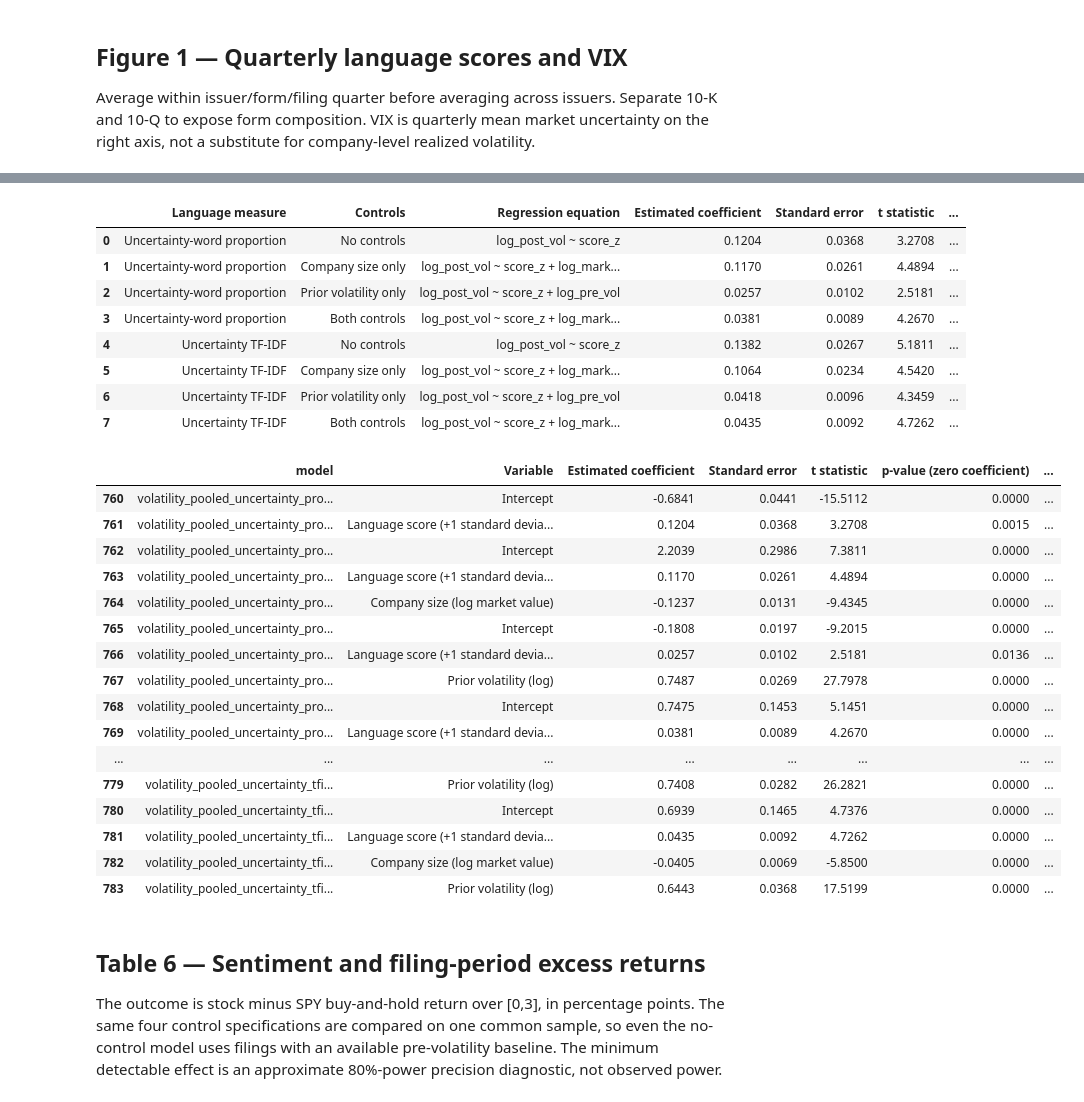
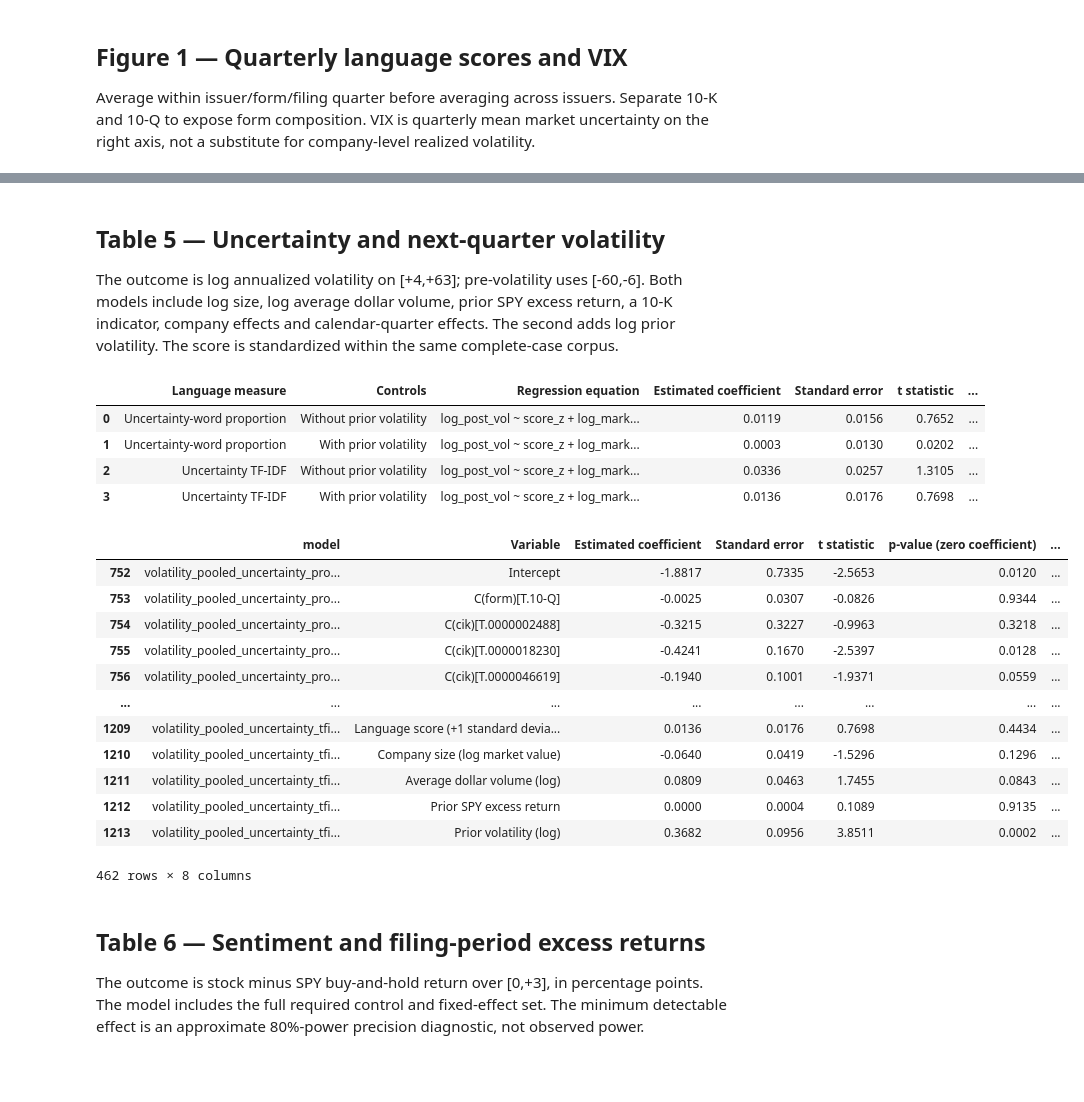
Before and after one commit to victor4628/FRE7871-NLP, a Jupyter notebook: assignment1.ipynb, the cells around one changed output, grey strips where cells are left out. Cells and saved outputs as stored; diff of their text form; code cells hidden in the pictures; blank space fills up the shorter version.

```diff
--- a/assignment1.ipynb
+++ b/assignment1.ipynb
@@ -22,19 +22,22 @@ pd.set_option('display.max_columns',30)
 pd.set_option('display.float_format',lambda x:f'{x:.4f}')
 def show_table(frame):
     labels={'measure':'Language measure','control_set':'Controls','beta':'Estimated coefficient',
-            'se':'Standard error','t':'t statistic','p':'p-value (zero coefficient)','holm_p':'Adjusted p-value (Holm)',
+            'se':'Standard error','t':'t statistic','p':'p-value (zero coefficient)',
             'n':'Observations','firms':'Number of companies','form':'Report type',
             'ci_low':'95% confidence interval: lower','ci_high':'95% confidence interval: upper',
             'within_beta':'Within-company slope','within_se':'Within-company standard error',
-            'within_p':'Within-company p-value','within_holm_p':'Adjusted within-company p-value (Holm)',
+            'within_p':'Within-company p-value',
             'aggregate_beta':'Overall slope','aggregate_ols_t':'Ordinary OLS t statistic',
             'aggregate_hac_t':'Newey-West t statistic','within_n':'Company-quarter observations',
             'term':'Variable','formula':'Regression equation','mde80':'Approximate detectable effect (80% power)'}
     readable={'negative_prop':'Negative-word proportion','negative_tfidf':'Negative-language TF-IDF',
               'uncertainty_prop':'Uncertainty-word proportion','uncertainty_tfidf':'Uncertainty TF-IDF',
-              'none':'No controls','size':'Company size only','volatility':'Prior volatility only',
-              'both':'Both controls','score_z':'Language score (+1 standard deviation)',
-              'log_market_value':'Company size (log market value)','log_pre_vol':'Prior volatility (log)'}
+              'without_pre_volatility':'Without prior volatility',
+              'with_pre_volatility':'With prior volatility','with_controls':'With controls',
+              'score_z':'Language score (+1 standard deviation)',
+              'log_market_value':'Company size (log market value)','log_pre_vol':'Prior volatility (log)',
+              'log_dollar_volume':'Average dollar volume (log)',
+              'prior_excess_return':'Prior SPY excess return'}
     view=frame.copy()
     for col in ['measure','control_set','term']:
         if col in view:
@@ -221,38 +224,33 @@ The outcome is log annualized volatility on trading days [4,66]. Pre-volatility
+# %% [markdown]
+## Table 5 — Uncertainty and next-quarter volatility
+The outcome is log annualized volatility on [+4,+63]; pre-volatility uses [-60,-6]. Both models include log size, log average dollar volume, prior SPY excess return, a 10-K indicator, company effects and calendar-quarter effects. The second adds log prior volatility. The score is standardized within the same complete-case corpus.
 # %%
 t5=pd.read_csv(RESULTS/'table5.csv')
-show_table(t5[['measure','control_set','formula','beta','se','t','p','holm_p','ci_low','ci_high','n','firms','corpus']])
+show_table(t5[['measure','control_set','formula','beta','se','t','p','ci_low','ci_high','n','firms','corpus']])
 assert t5.groupby('measure').corpus.nunique().eq(1).all()
 c=pd.read_csv(RESULTS/'all_regression_coefficients.csv')
 show_table(c.loc[c.model.isin(t5.model)])
 # %% [output]
 |  | Language measure | Controls | Regression equation | Estimated coefficient | Standard error | t statistic | ... |
-| 0 | Uncertainty-word proportion | No controls | log_post_vol ~ score_z | 0.1204 | 0.0368 | 3.2708 | ... |
-| 1 | Uncertainty-word proportion | Company size only | log_post_vol ~ score_z + log_mark... | 0.1170 | 0.0261 | 4.4894 | ... |
-| 2 | Uncertainty-word proportion | Prior volatility only | log_post_vol ~ score_z + log_pre_vol | 0.0257 | 0.0102 | 2.5181 | ... |
-| 3 | Uncertainty-word proportion | Both controls | log_post_vol ~ score_z + log_mark... | 0.0381 | 0.0089 | 4.2670 | ... |
-| 4 | Uncertainty TF-IDF | No controls | log_post_vol ~ score_z | 0.1382 | 0.0267 | 5.1811 | ... |
-| 5 | Uncertainty TF-IDF | Company size only | log_post_vol ~ score_z + log_mark... | 0.1064 | 0.0234 | 4.5420 | ... |
-| 6 | Uncertainty TF-IDF | Prior volatility only | log_post_vol ~ score_z + log_pre_vol | 0.0418 | 0.0096 | 4.3459 | ... |
-| 7 | Uncertainty TF-IDF | Both controls | log_post_vol ~ score_z + log_mark... | 0.0435 | 0.0092 | 4.7262 | ... |
+| 0 | Uncertainty-word proportion | Without prior volatility | log_post_vol ~ score_z + log_mark... | 0.0119 | 0.0156 | 0.7652 | ... |
+| 1 | Uncertainty-word proportion | With prior volatility | log_post_vol ~ score_z + log_mark... | 0.0003 | 0.0130 | 0.0202 | ... |
+| 2 | Uncertainty TF-IDF | Without prior volatility | log_post_vol ~ score_z + log_mark... | 0.0336 | 0.0257 | 1.3105 | ... |
+| 3 | Uncertainty TF-IDF | With prior volatility | log_post_vol ~ score_z + log_mark... | 0.0136 | 0.0176 | 0.7698 | ... |
 |  | model | Variable | Estimated coefficient | Standard error | t statistic | p-value (zero coefficient) | ... |
-| 760 | volatility_pooled_uncertainty_pro... | Intercept | -0.6841 | 0.0441 | -15.5112 | 0.0000 | ... |
-| 761 | volatility_pooled_uncertainty_pro... | Language score (+1 standard devia... | 0.1204 | 0.0368 | 3.2708 | 0.0015 | ... |
-| 762 | volatility_pooled_uncertainty_pro... | Intercept | 2.2039 | 0.2986 | 7.3811 | 0.0000 | ... |
-| 763 | volatility_pooled_uncertainty_pro... | Language score (+1 standard devia... | 0.1170 | 0.0261 | 4.4894 | 0.0000 | ... |
-| 764 | volatility_pooled_uncertainty_pro... | Company size (log market value) | -0.1237 | 0.0131 | -9.4345 | 0.0000 | ... |
-| 765 | volatility_pooled_uncertainty_pro... | Intercept | -0.1808 | 0.0197 | -9.2015 | 0.0000 | ... |
-| 766 | volatility_pooled_uncertainty_pro... | Language score (+1 standard devia... | 0.0257 | 0.0102 | 2.5181 | 0.0136 | ... |
-| 767 | volatility_pooled_uncertainty_pro... | Prior volatility (log) | 0.7487 | 0.0269 | 27.7978 | 0.0000 | ... |
-| 768 | volatility_pooled_uncertainty_pro... | Intercept | 0.7475 | 0.1453 | 5.1451 | 0.0000 | ... |
-| 769 | volatility_pooled_uncertainty_pro... | Language score (+1 standard devia... | 0.0381 | 0.0089 | 4.2670 | 0.0000 | ... |
+| 752 | volatility_pooled_uncertainty_pro... | Intercept | -1.8817 | 0.7335 | -2.5653 | 0.0120 | ... |
+| 753 | volatility_pooled_uncertainty_pro... | C(form)[T.10-Q] | -0.0025 | 0.0307 | -0.0826 | 0.9344 | ... |
+| 754 | volatility_pooled_uncertainty_pro... | C(cik)[T.0000002488] | -0.3215 | 0.3227 | -0.9963 | 0.3218 | ... |
+| 755 | volatility_pooled_uncertainty_pro... | C(cik)[T.0000018230] | -0.4241 | 0.1670 | -2.5397 | 0.0128 | ... |
+| 756 | volatility_pooled_uncertainty_pro... | C(cik)[T.0000046619] | -0.1940 | 0.1001 | -1.9371 | 0.0559 | ... |
 | ... | ... | ... | ... | ... | ... | ... | ... |
-| 779 | volatility_pooled_uncertainty_tfi... | Prior volatility (log) | 0.7408 | 0.0282 | 26.2821 | 0.0000 | ... |
-| 780 | volatility_pooled_uncertainty_tfi... | Intercept | 0.6939 | 0.1465 | 4.7376 | 0.0000 | ... |
-| 781 | volatility_pooled_uncertainty_tfi... | Language score (+1 standard devia... | 0.0435 | 0.0092 | 4.7262 | 0.0000 | ... |
-| 782 | volatility_pooled_uncertainty_tfi... | Company size (log market value) | -0.0405 | 0.0069 | -5.8500 | 0.0000 | ... |
-| 783 | volatility_pooled_uncertainty_tfi... | Prior volatility (log) | 0.6443 | 0.0368 | 17.5199 | 0.0000 | ... |
+| 1209 | volatility_pooled_uncertainty_tfi... | Language score (+1 standard devia... | 0.0136 | 0.0176 | 0.7698 | 0.4434 | ... |
+| 1210 | volatility_pooled_uncertainty_tfi... | Company size (log market value) | -0.0640 | 0.0419 | -1.5296 | 0.1296 | ... |
+| 1211 | volatility_pooled_uncertainty_tfi... | Average dollar volume (log) | 0.0809 | 0.0463 | 1.7455 | 0.0843 | ... |
+| 1212 | volatility_pooled_uncertainty_tfi... | Prior SPY excess return | 0.0000 | 0.0004 | 0.1089 | 0.9135 | ... |
+| 1213 | volatility_pooled_uncertainty_tfi... | Prior volatility (log) | 0.3682 | 0.0956 | 3.8511 | 0.0002 | ... |
+462 rows × 8 columns
 # %% [markdown]
 ## Table 6 — Sentiment and filing-period excess returns
-The outcome is stock minus SPY buy-and-hold return over [0,3], in percentage points. The same four control specifications are compared on one common sample, so even the no-control model uses filings with an available pre-volatility baseline. The minimum detectable effect is an approximate 80%-power precision diagnostic, not observed power.
+The outcome is stock minus SPY buy-and-hold return over [0,+3], in percentage points. The model includes the full required control and fixed-effect set. The minimum detectable effect is an approximate 80%-power precision diagnostic, not observed power.
 # %%
 t6=pd.read_csv(RESULTS/'table6.csv')
```
Also changed, not shown: parts of 23 cells of this notebook, 14 other files.
